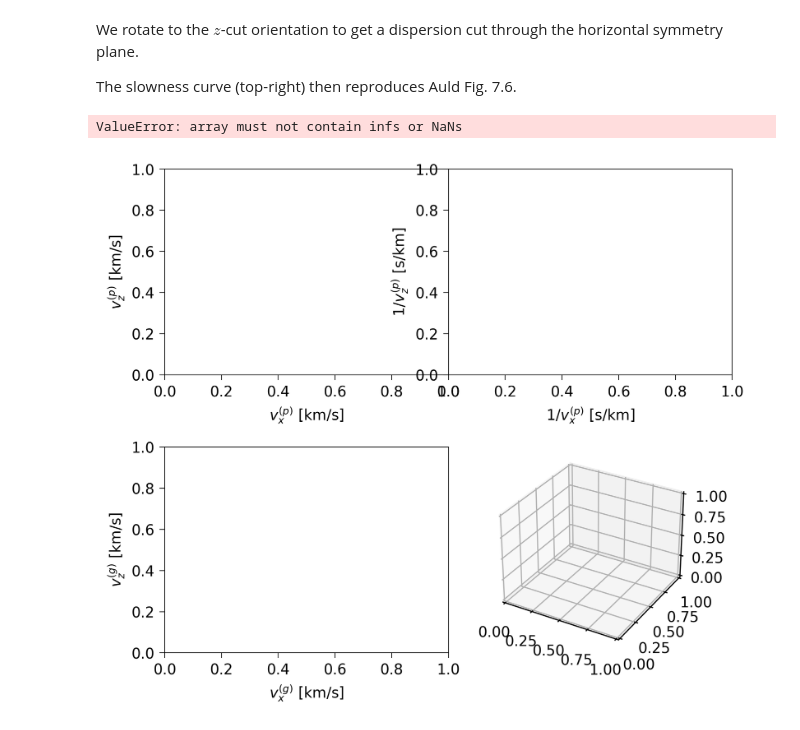
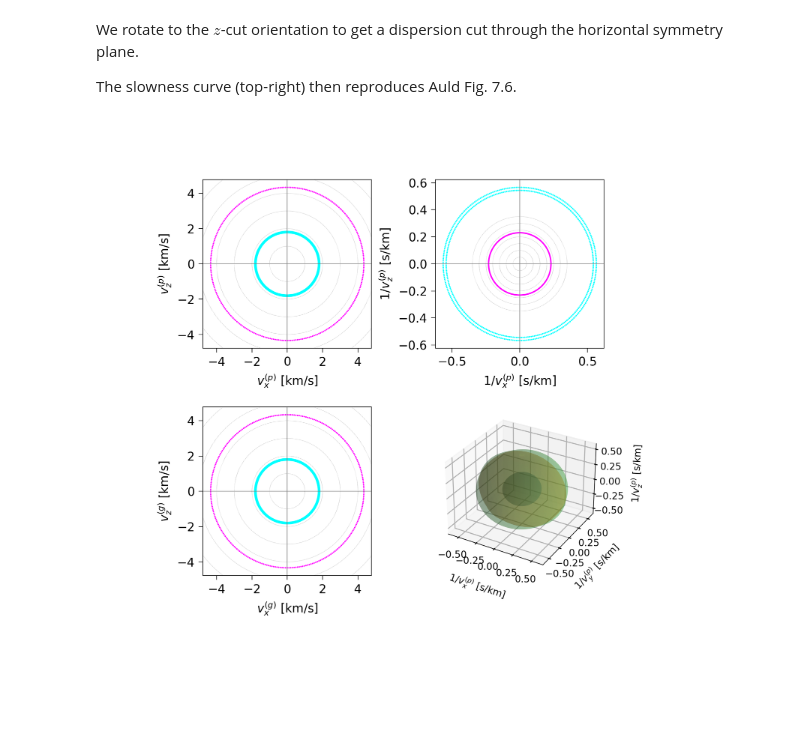
Before and after one commit to michaeljsteel/NumBAT, a Jupyter notebook: examples/bulkprops/bulk_02_linb_crystal_props.ipynb, the cells around one changed output. Saved outputs shown, nothing was run; the diff lists cells and outputs as text; code cells hidden in the pictures; blank space fills up the shorter version.

```diff
--- a/examples/bulkprops/bulk_02_linb_crystal_props.ipynb
+++ b/examples/bulkprops/bulk_02_linb_crystal_props.ipynb
@@ -545,8 +505,7 @@ We rotate to the $z$-cut orientation to get a dispersion cut through the horizon
 The slowness curve (top-right) then reproduces Auld Fig. 7.6.
 # %%
 mat_CdS.set_orientation('z-cut')
-fimg = mat_CdS.plot_bulk_dispersion("tmp_defcut", show_poln=False)
+fimg = mat_CdS.plot_bulk_dispersion_all("tmp_defcut", show_poln=False)
 display(Image(fimg, width=600))
 # %% [output]
-ValueError: array must not contain infs or NaNs
-[figure, old version]
+[figure, new version]
```
Also changed, not shown: parts of 14 cells of this notebook, 3 other files.
